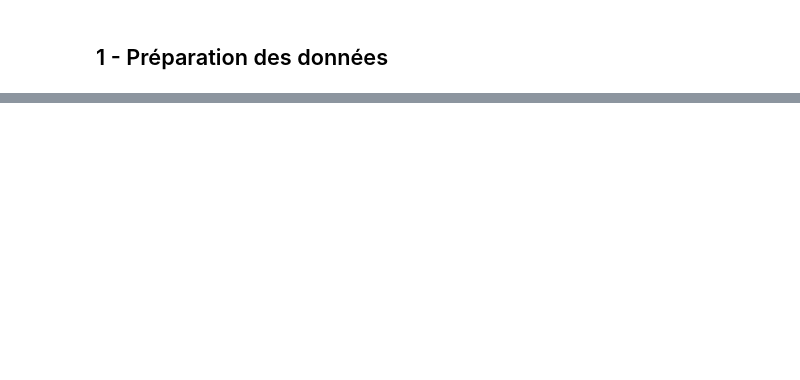
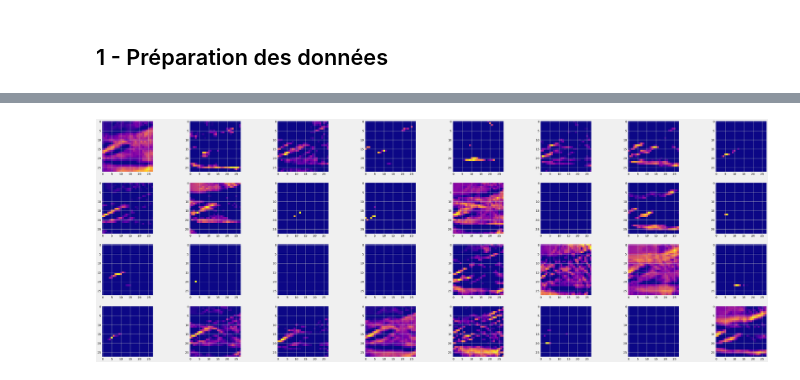
Before and after one commit to moh-IA/CatchMeIfYouCan, a Jupyter notebook: LittleSister.ipynb, the cells around one changed output, grey strips where cells are left out. Saved outputs shown, nothing was run; the diff lists cells and outputs as text; code cells hidden in the pictures; blank space fills up the shorter version.

```diff
--- a/LittleSister.ipynb
+++ b/LittleSister.ipynb
@@ -29,0 +133,4 @@ Files successfully copied.
+# %%
+model.compile(loss='categorical_crossentropy',
+              optimizer='adam',
+              metrics=['accuracy'])
@@ -29,0 +147,29 @@ Files successfully copied.
+# %%
+from keras.models import Model
+from keras.preprocessing import image
+import numpy as np
+
+layer_outputs = [layer.output for layer in model.layers]
+
+test_image = "./DATAS/CURATED/test/crocodile/0097.png"
+
+# Le chargement de l'image doit être augmenté puisque notre model prend des lots d'images.
+img = image.load_img(test_image, target_size=(32,32, 3))
+img_arr = image.img_to_array(img)
+img_arr = np.expand_dims(img_arr, axis=0)
+
+activation_model = Model(inputs=model.input, outputs=layer_outputs)
+activations = activation_model.predict(img_arr)
+
+def display_activation(activations, col_size, row_size, act_index):
+    activation = activations[act_index]
+    activation_index=0
+    fig, ax = plt.subplots(row_size, col_size, figsize=(row_size*13.5,col_size*2.5))
+    for row in range(0,row_size):
+        for col in range(0,col_size):
+            ax[row][col].imshow(activation[0, :, :, activation_index], cmap='plasma')
+            activation_index += 1
+
+display_activation(activations, 8, 4, 0)
+# %% [output]
+[figure, added]
```
Also changed, not shown: parts of 7 cells of this notebook, 1 other file.
